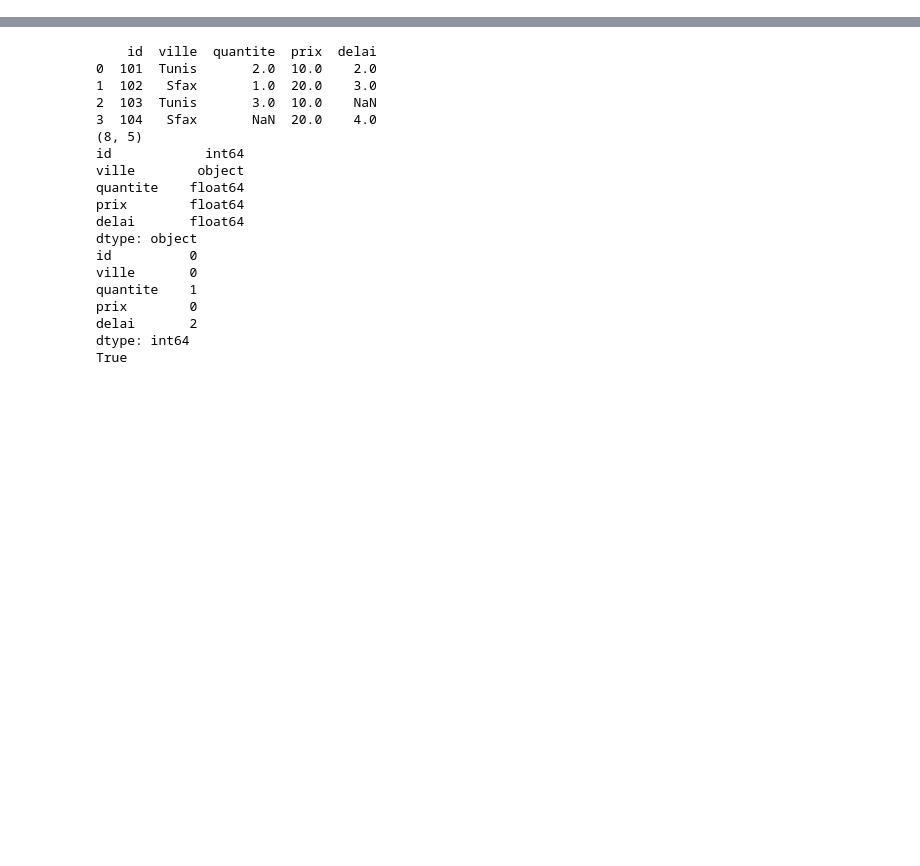
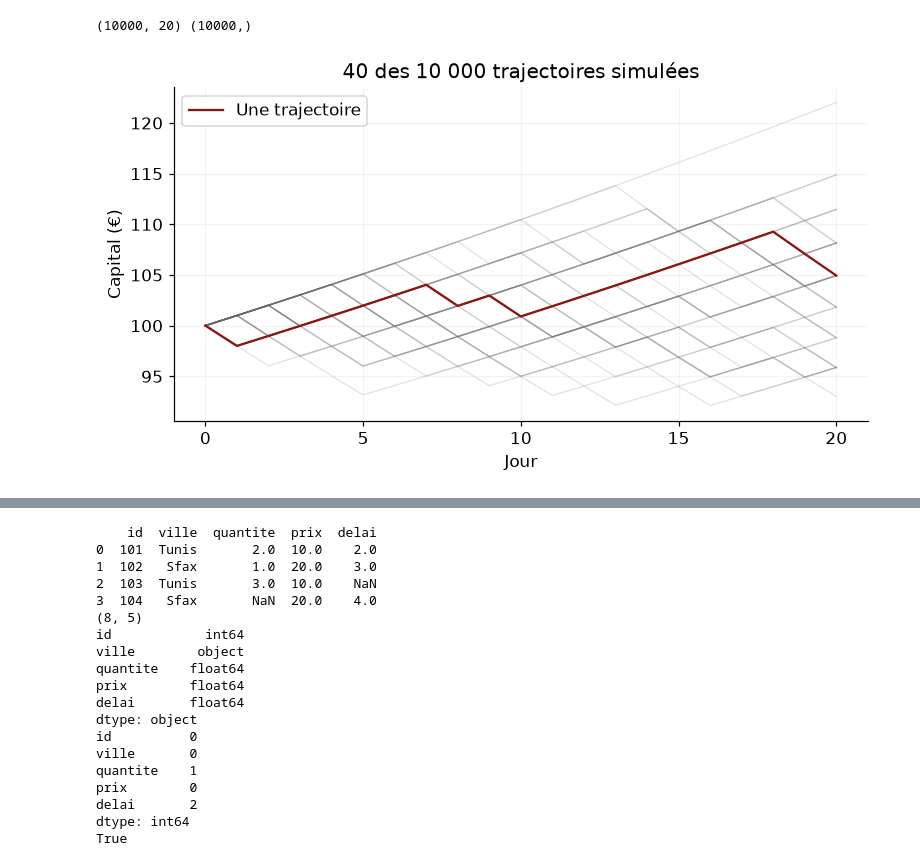
Before and after one commit to BechirTr/python-for-data-science-course, a Jupyter notebook: TD-TP/chapitre_06_applications.ipynb, the cells around one changed output, grey strips where cells are left out. Drawn from its saved outputs; the diff is of its cells as text; code cells hidden in the pictures; blank space fills up the shorter version.

```diff
--- a/TD-TP/chapitre_06_applications.ipynb
+++ b/TD-TP/chapitre_06_applications.ipynb
@@ -576,0 +112,20 @@ La table contient huit lignes et cinq colonnes, une quantité absente et deux d
+# %%
+rng = np.random.default_rng(2026)
+tirages = rng.choice(
+    [-0.02, 0.01], size=(10_000, 20), p=[0.3, 0.7])
+capitaux = 100 * np.cumprod(1 + tirages, axis=1)
+fin = capitaux[:, -1]
+print(tirages.shape, fin.shape)  # (10000, 20) (10000,)
+# %% [output]
+(10000, 20) (10000,)
+# %%
+fig, ax = plt.subplots(figsize=(7,3.8))
+for ligne in capitaux[:40]:
+    ax.plot(np.arange(21),np.r_[100,ligne],color=slate,alpha=.18,lw=.9)
+ax.plot(np.arange(21),np.r_[100,capitaux[0]],color=burgundy,label="Une trajectoire")
+ax.set(title="40 des 10 000 trajectoires simulées",
+       xlabel="Jour",ylabel="Capital (€)",xticks=[0,5,10,15,20])
+ax.legend()
+plt.show()
+# %% [output]
+[figure, added]
```
Also changed, not shown: parts of 292 cells of this notebook, 2 other files.
